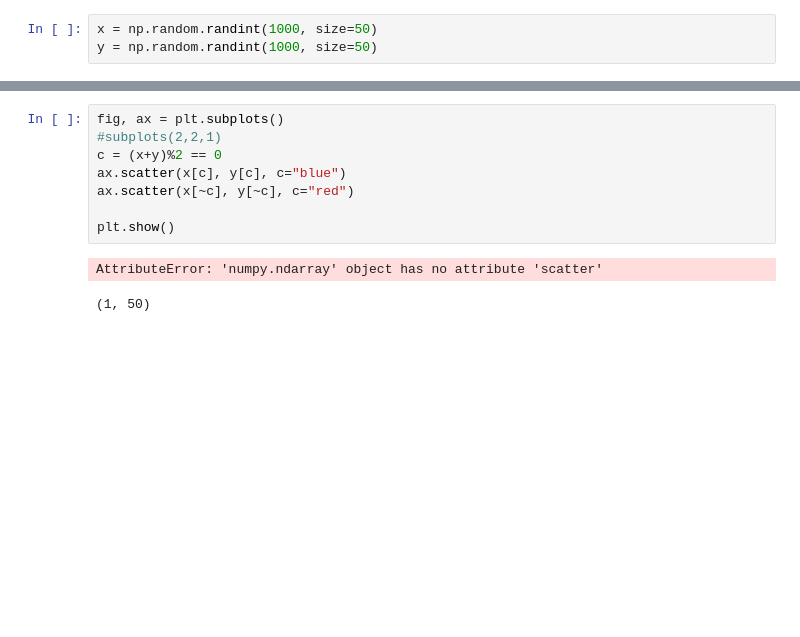
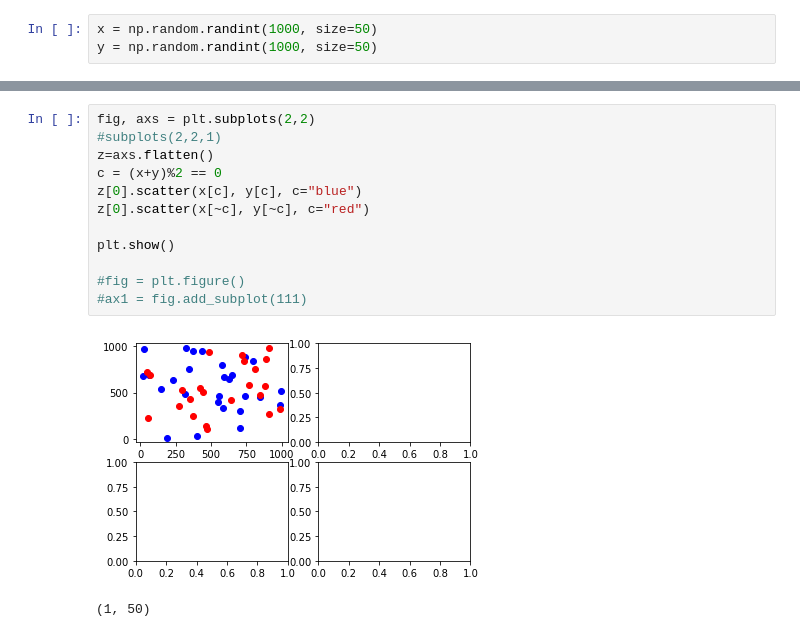
Before and after one commit to kaciewebster/matplotlib-assignment, a Jupyter notebook: assignment.ipynb, the cells around one changed output, grey strips where cells are left out. Drawn from its saved outputs; the diff is of its cells as text; blank space fills up the shorter version.

```diff
--- a/assignment.ipynb
+++ b/assignment.ipynb
@@ -10,13 +19,17 @@ y = np.random.randint(1000, size=50)
 # %%
-fig, ax = plt.subplots()
+fig, axs = plt.subplots(2,2)
 #subplots(2,2,1)
+z=axs.flatten()
 c = (x+y)%2 == 0
-ax.scatter(x[c], y[c], c="blue")
-ax.scatter(x[~c], y[~c], c="red")
+z[0].scatter(x[c], y[c], c="blue")
+z[0].scatter(x[~c], y[~c], c="red")
 
 plt.show()
+
+#fig = plt.figure()
+#ax1 = fig.add_subplot(111)
 # %% [output]
-AttributeError: 'numpy.ndarray' object has no attribute 'scatter'
+[figure, added]
 # %%
 # %% [output]
 (1, 50)
```
Also changed, not shown: parts of 7 cells of this notebook.
